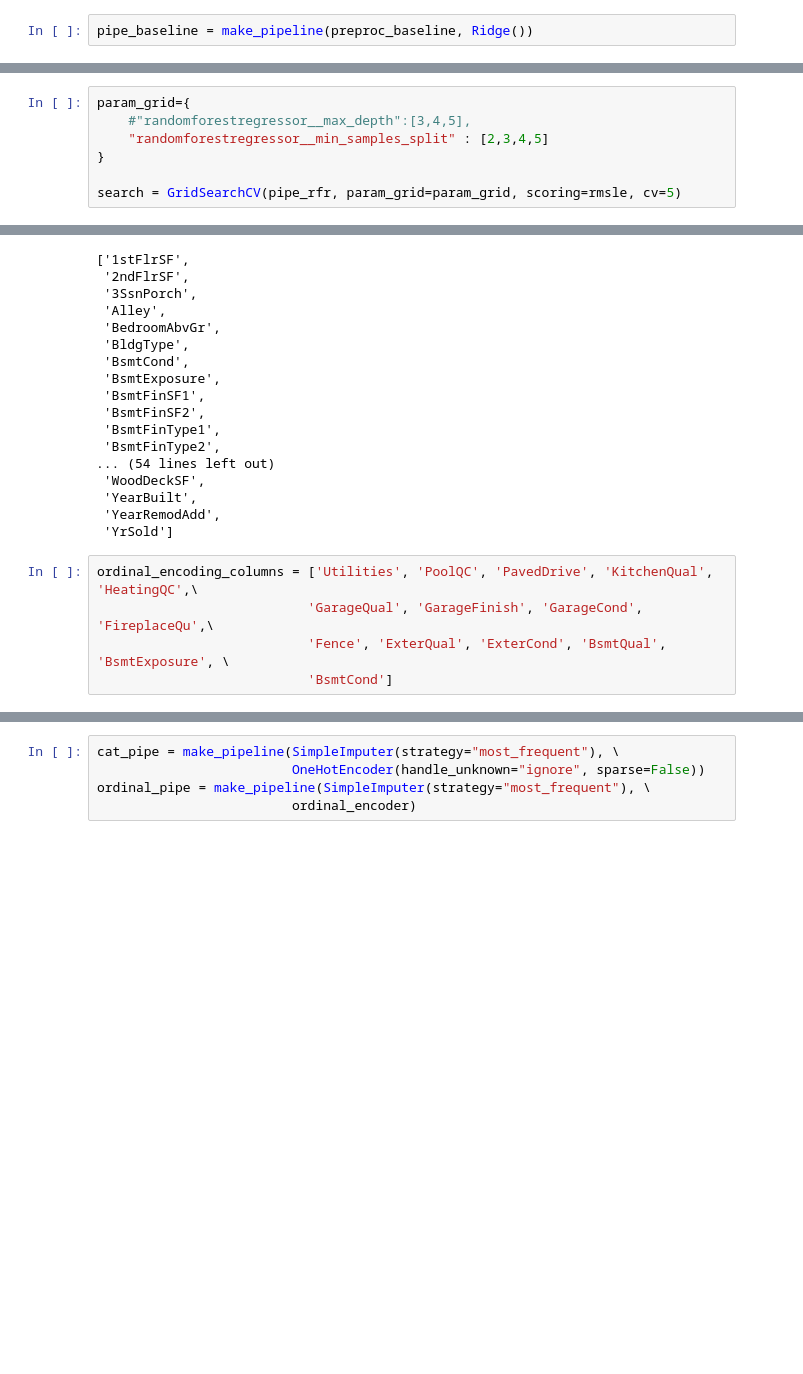
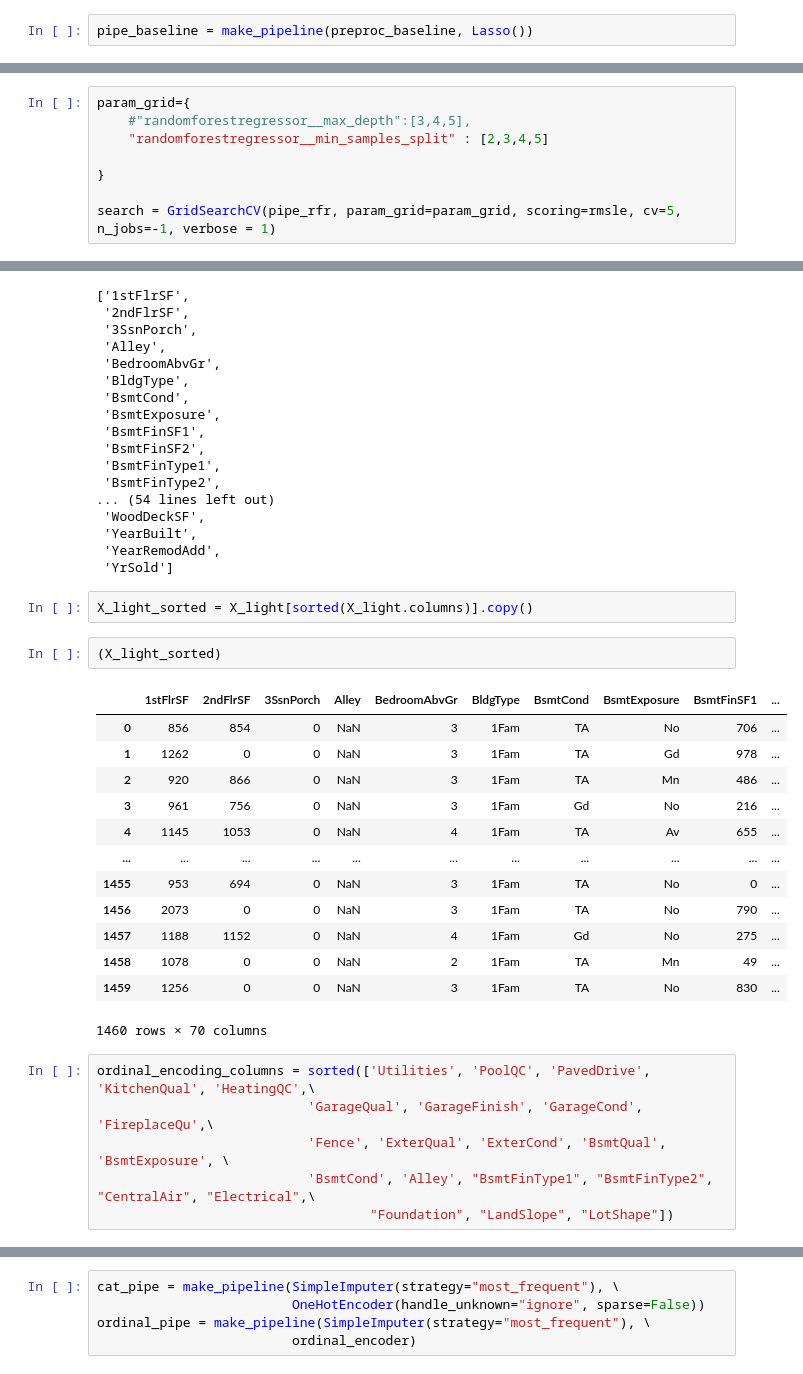
Before and after one commit to OzRuby/houses_prices_kaggle_challenge, a Jupyter notebook: houses_kaggle_competition.ipynb, the cells around one changed output, grey strips where cells are left out. Drawn from its saved outputs; the diff is of its cells as text; blank space fills up the shorter version.

Commit message:
Correcting ordinal encoder

```diff
--- a/houses_kaggle_competition.ipynb
+++ b/houses_kaggle_competition.ipynb
@@ -280,7 +309,7 @@ git push origin master
 # %% [markdown]
 ❓ Add a simple Decision Tree model to your `preproc_baseline` and store it to `pipe_baseline` variable.
 # %%
-pipe_baseline = make_pipeline(preproc_baseline, Ridge())
+pipe_baseline = make_pipeline(preproc_baseline, Lasso())
 # %% [markdown]
 ❓ Read the Kaggle [contest evaluation rules](https://www.kaggle.com/c/house-prices-advanced-regression-techniques/overview/evaluation)
 - Which performance metric do you need? Is it readily available in sklearn?
@@ -458,9 +490,10 @@ pipe_rfr.get_params()
 param_grid={
     #"randomforestregressor__max_depth":[3,4,5],
     "randomforestregressor__min_samples_split" : [2,3,4,5]
+
 }
 
-search = GridSearchCV(pipe_rfr, param_grid=param_grid, scoring=rmsle, cv=5)
+search = GridSearchCV(pipe_rfr, param_grid=param_grid, scoring=rmsle, cv=5, n_jobs=-1, verbose = 1)
 # %%
 search.fit(X_light,y)
 # %% [output]
@@ -613,11 +643,30 @@ sorted(X_light.columns)
  'YearBuilt',
  'YearRemodAdd',
  'YrSold']
+# %%
+X_light_sorted = X_light[sorted(X_light.columns)].copy()
+# %%
+(X_light_sorted)
+# %% [output]
+|  | 1stFlrSF | 2ndFlrSF | 3SsnPorch | Alley | BedroomAbvGr | BldgType | BsmtCond | BsmtExposure | BsmtFinSF1 | ... |
+| 0 | 856 | 854 | 0 | NaN | 3 | 1Fam | TA | No | 706 | ... |
+| 1 | 1262 | 0 | 0 | NaN | 3 | 1Fam | TA | Gd | 978 | ... |
+| 2 | 920 | 866 | 0 | NaN | 3 | 1Fam | TA | Mn | 486 | ... |
+| 3 | 961 | 756 | 0 | NaN | 3 | 1Fam | Gd | No | 216 | ... |
+| 4 | 1145 | 1053 | 0 | NaN | 4 | 1Fam | TA | Av | 655 | ... |
+| ... | ... | ... | ... | ... | ... | ... | ... | ... | ... | ... |
+| 1455 | 953 | 694 | 0 | NaN | 3 | 1Fam | TA | No | 0 | ... |
+| 1456 | 2073 | 0 | 0 | NaN | 3 | 1Fam | TA | No | 790 | ... |
+| 1457 | 1188 | 1152 | 0 | NaN | 4 | 1Fam | Gd | No | 275 | ... |
+| 1458 | 1078 | 0 | 0 | NaN | 2 | 1Fam | TA | Mn | 49 | ... |
+| 1459 | 1256 | 0 | 0 | NaN | 3 | 1Fam | TA | No | 830 | ... |
+1460 rows × 70 columns
 # %%
-ordinal_encoding_columns = ['Utilities', 'PoolQC', 'PavedDrive', 'KitchenQual', 'HeatingQC',\
+ordinal_encoding_columns = sorted(['Utilities', 'PoolQC', 'PavedDrive', 'KitchenQual', 'HeatingQC',\
                            'GarageQual', 'GarageFinish', 'GarageCond', 'FireplaceQu',\
                            'Fence', 'ExterQual', 'ExterCond', 'BsmtQual', 'BsmtExposure', \
-                           'BsmtCond']
+                           'BsmtCond', 'Alley', "BsmtFinType1", "BsmtFinType2", "CentralAir", "Electrical",\
+                                   "Foundation", "LandSlope", "LotShape"])
 # %%
 len(ordinal_encoding_columns)
 # %% [output]
```
Also changed, not shown: parts of 55 cells of this notebook, 15 other files.
